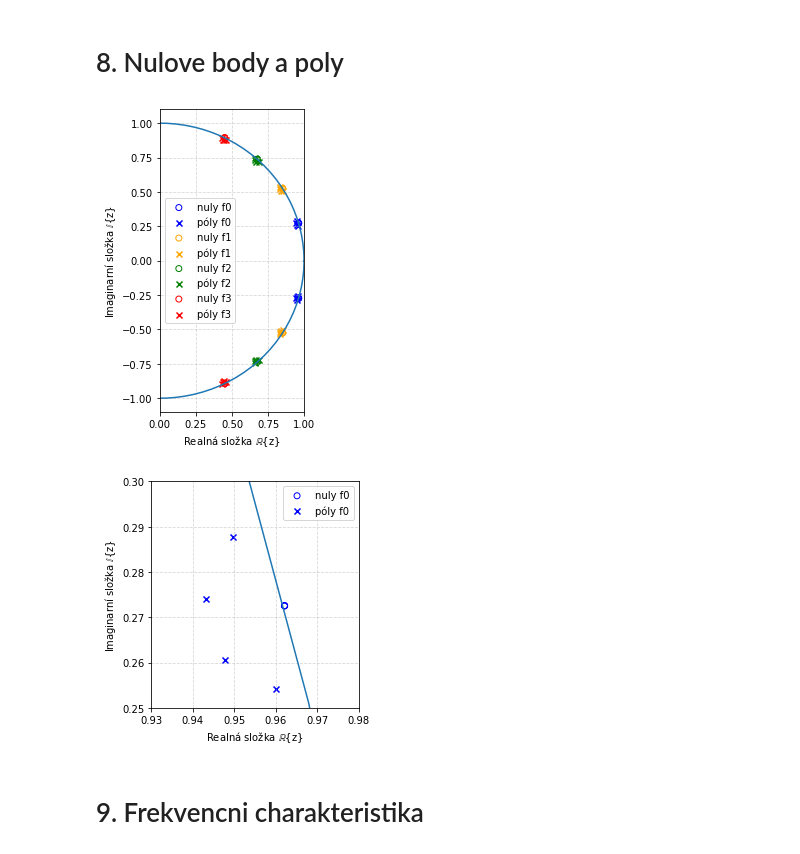
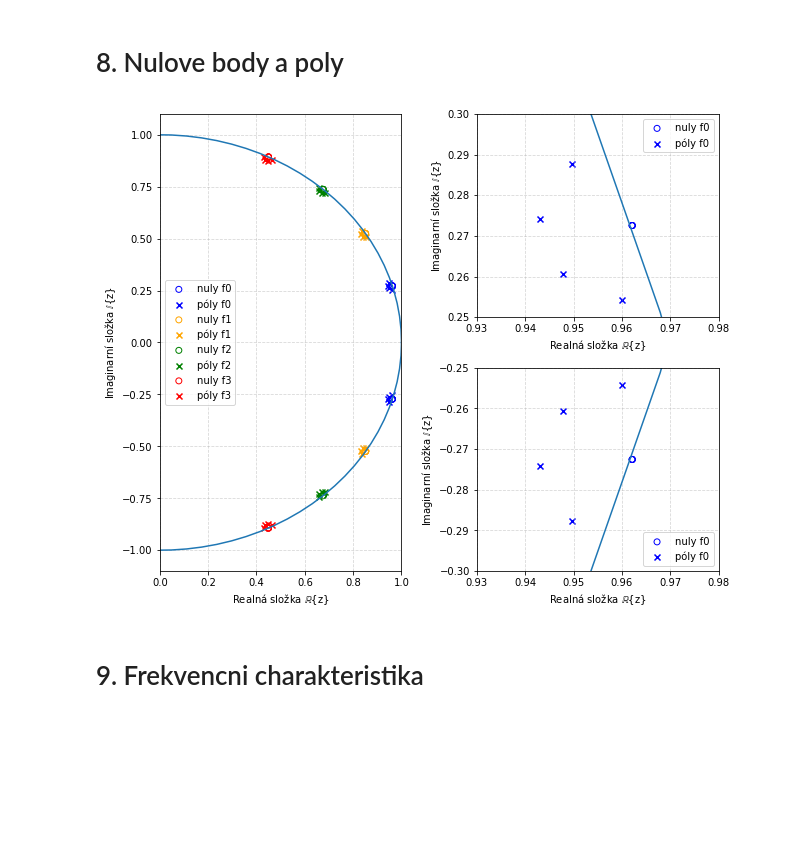
Before and after one commit to Martet/ISS, a Jupyter notebook: src/src.ipynb, the cells around one changed output. Saved outputs shown, nothing was run; the diff lists cells and outputs as text; code cells hidden in the pictures; blank space fills up the shorter version.

Commit message:
Changed some graphs

```diff
--- a/src/src.ipynb
+++ b/src/src.ipynb
@@ -176,57 +176,58 @@ plt.tight_layout()
 # %%
 z0, p0, _ = signal.butter(N, Wn0, 'bandstop', output='zpk')
 z1, p1, _ = signal.butter(N, Wn1, 'bandstop', output='zpk')
 z2, p2, _ = signal.butter(N, Wn2, 'bandstop', output='zpk')
 z3, p3, _ = signal.butter(N, Wn3, 'bandstop', output='zpk')
 
-plt.figure(figsize=(3.2, 5))
+fig, ax = plt.subplot_mosaic([['left', 'upper right'], ['left', 'lower right']], figsize=(9, 7.2))
 
 # jednotkova kruznice
 ang = np.linspace(0, 2*np.pi,100)
-plt.plot(np.cos(ang), np.sin(ang))
+ax['left'].plot(np.cos(ang), np.sin(ang))
 
-# nuly, poly
-plt.scatter(np.real(z0), np.imag(z0), marker='o', facecolors='none', edgecolors='b', label='nuly f0')
-plt.scatter(np.real(p0), np.imag(p0), marker='x', color='b', label='póly f0')
+ax['left'].scatter(np.real(z0), np.imag(z0), marker='o', facecolors='none', edgecolors='b', label='nuly f0')
+ax['left'].scatter(np.real(p0), np.imag(p0), marker='x', color='b', label='póly f0')
 
-plt.scatter(np.real(z1), np.imag(z1), marker='o', facecolors='none', edgecolors='orange', label='nuly f1')
-plt.scatter(np.real(p1), np.imag(p1), marker='x', color='orange', label='póly f1')
+ax['left'].scatter(np.real(z1), np.imag(z1), marker='o', facecolors='none', edgecolors='orange', label='nuly f1')
+ax['left'].scatter(np.real(p1), np.imag(p1), marker='x', color='orange', label='póly f1')
 
-plt.scatter(np.real(z2), np.imag(z2), marker='o', facecolors='none', edgecolors='g', label='nuly f2')
-plt.scatter(np.real(p2), np.imag(p2), marker='x', color='g', label='póly f2')
+ax['left'].scatter(np.real(z2), np.imag(z2), marker='o', facecolors='none', edgecolors='g', label='nuly f2')
+ax['left'].scatter(np.real(p2), np.imag(p2), marker='x', color='g', label='póly f2')
 
-plt.scatter(np.real(z3), np.imag(z3), marker='o', facecolors='none', edgecolors='r', label='nuly f3')
-plt.scatter(np.real(p3), np.imag(p3), marker='x', color='r', label='póly f3')
+ax['left'].scatter(np.real(z3), np.imag(z3), marker='o', facecolors='none', edgecolors='r', label='nuly f3')
+ax['left'].scatter(np.real(p3), np.imag(p3), marker='x', color='r', label='póly f3')
 
-plt.gca().set_xlabel('Realná složka $\mathbb{R}\{$z$\}$')
-plt.gca().set_ylabel('Imaginarní složka $\mathbb{I}\{$z$\}$')
+ax['left'].set_xlabel('Realná složka $\mathbb{R}\{$z$\}$')
+ax['left'].set_ylabel('Imaginarní složka $\mathbb{I}\{$z$\}$')
+ax['left'].grid(alpha=0.5, linestyle='--')
+ax['left'].legend(loc='center left')
+ax['left'].set_xlim(0, 1)
 
-plt.grid(alpha=0.5, linestyle='--')
-plt.legend(loc='center left')
+ax['upper right'].plot(np.cos(ang), np.sin(ang))
+ax['upper right'].scatter(np.real(z0), np.imag(z0), marker='o', facecolors='none', edgecolors='b', label='nuly f0')
+ax['upper right'].scatter(np.real(p0), np.imag(p0), marker='x', color='b', label='póly f0')
 
-plt.xlim(0, 1)
+ax['upper right'].set_xlabel('Realná složka $\mathbb{R}\{$z$\}$')
+ax['upper right'].set_ylabel('Imaginarní složka $\mathbb{I}\{$z$\}$')
+ax['upper right'].grid(alpha=0.5, linestyle='--')
+ax['upper right'].legend()
+ax['upper right'].set_xlim(0.93, 0.98)
+ax['upper right'].set_ylim(0.25, 0.3)
+
+ax['lower right'].plot(np.cos(ang), np.sin(ang))
+ax['lower right'].scatter(np.real(z0), np.imag(z0), marker='o', facecolors='none', edgecolors='b', label='nuly f0')
+ax['lower right'].scatter(np.real(p0), np.imag(p0), marker='x', color='b', label='póly f0')
+
+ax['lower right'].set_xlabel('Realná složka $\mathbb{R}\{$z$\}$')
+ax['lower right'].set_ylabel('Imaginarní složka $\mathbb{I}\{$z$\}$')
+ax['lower right'].grid(alpha=0.5, linestyle='--')
+ax['lower right'].legend(loc='lower right')
+ax['lower right'].set_xlim(0.93, 0.98)
+ax['lower right'].set_ylim(-0.3, -0.25)
+
 plt.tight_layout()
 # %% [output]
-[figure, old version]
+[figure, new version]
-# %%
-plt.figure(figsize=(4, 4))
-plt.plot(np.cos(ang), np.sin(ang))
-
-# nuly, poly
-plt.scatter(np.real(z0), np.imag(z0), marker='o', facecolors='none', edgecolors='b', label='nuly f0')
-plt.scatter(np.real(p0), np.imag(p0), marker='x', color='b', label='póly f0')
-
-plt.gca().set_xlabel('Realná složka $\mathbb{R}\{$z$\}$')
-plt.gca().set_ylabel('Imaginarní složka $\mathbb{I}\{$z$\}$')
-
-plt.grid(alpha=0.5, linestyle='--')
-plt.legend()
-
-plt.xlim(0.93, 0.98)
-plt.ylim(0.25, 0.3)
-plt.tight_layout()
-# %% [output]
-[figure, removed]
 # %% [markdown]
 # 9. Frekvencni charakteristika
 # %%
```
Also changed, not shown: parts of 1 cell of this notebook, 3 other files.
